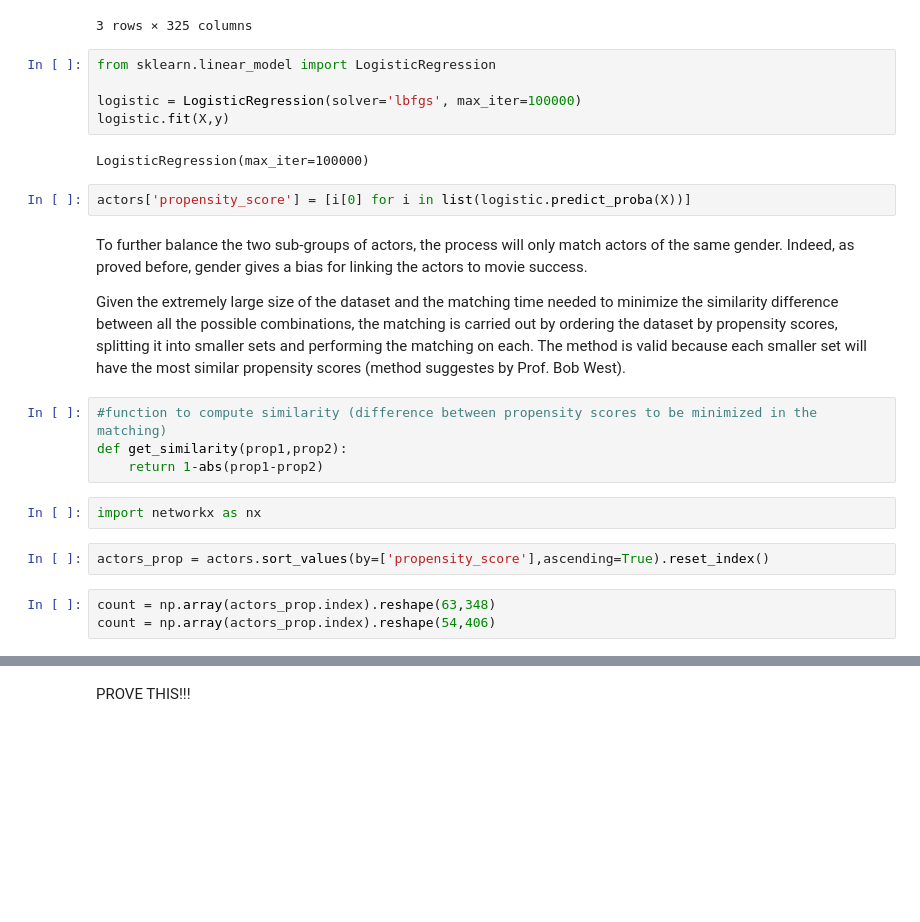
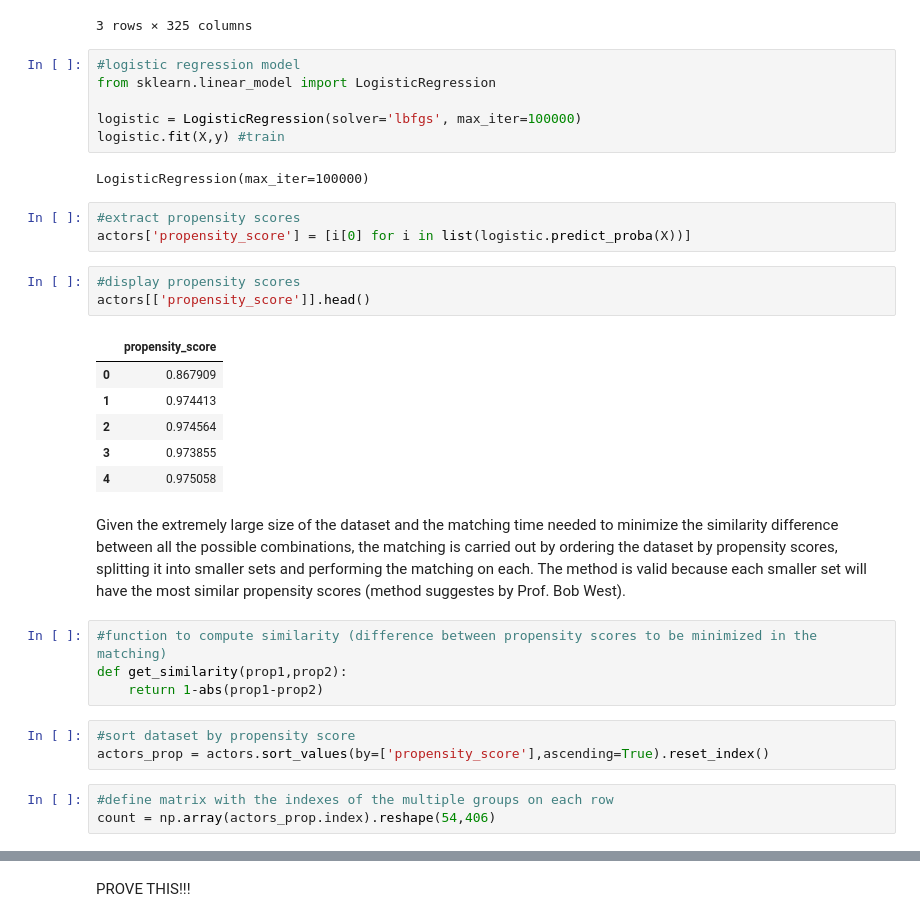
Before and after one commit to louisleger/ada-final-project, a Jupyter notebook: src/Observational_study.ipynb, the cells around one changed output, grey strips where cells are left out. Saved outputs shown, nothing was run; the diff lists cells and outputs as text; blank space fills up the shorter version.

```diff
--- a/src/Observational_study.ipynb
+++ b/src/Observational_study.ipynb
@@ -238,27 +247,36 @@ X.head(3)
 | 2 | 1893 | 0 | 0 | 0 | 0 | ... |
 3 rows × 325 columns
 # %%
+#logistic regression model
 from sklearn.linear_model import LogisticRegression
 
 logistic = LogisticRegression(solver='lbfgs', max_iter=100000)
-logistic.fit(X,y)
+logistic.fit(X,y) #train
 # %% [output]
 LogisticRegression(max_iter=100000)
 # %%
+#extract propensity scores
 actors['propensity_score'] = [i[0] for i in list(logistic.predict_proba(X))]
+# %%
+#display propensity scores
+actors[['propensity_score']].head()
+# %% [output]
+|  | propensity_score |
+| 0 | 0.867909 |
+| 1 | 0.974413 |
+| 2 | 0.974564 |
+| 3 | 0.973855 |
+| 4 | 0.975058 |
 # %% [markdown]
-To further balance the two sub-groups of actors, the process will only match actors of the same gender. Indeed, as proved before, gender gives a bias for linking the actors to movie success.
-
 Given the extremely large size of the dataset and the matching time needed to minimize the similarity difference between all the possible combinations, the matching is carried out by ordering the dataset by propensity scores, splitting it into smaller sets and performing the matching on each. The method is valid because each smaller set will have the most similar propensity scores (method suggestes by Prof. Bob West).
 # %%
 #function to compute similarity (difference between propensity scores to be minimized in the matching)
 def get_similarity(prop1,prop2):
     return 1-abs(prop1-prop2)
-# %%
-import networkx as nx
 # %%
+#sort dataset by propensity score
 actors_prop = actors.sort_values(by=['propensity_score'],ascending=True).reset_index()
 # %%
-count = np.array(actors_prop.index).reshape(63,348)
+#define matrix with the indexes of the multiple groups on each row
 count = np.array(actors_prop.index).reshape(54,406)
 # %%
```
Also changed, not shown: parts of 19 cells of this notebook, 4 other files.
